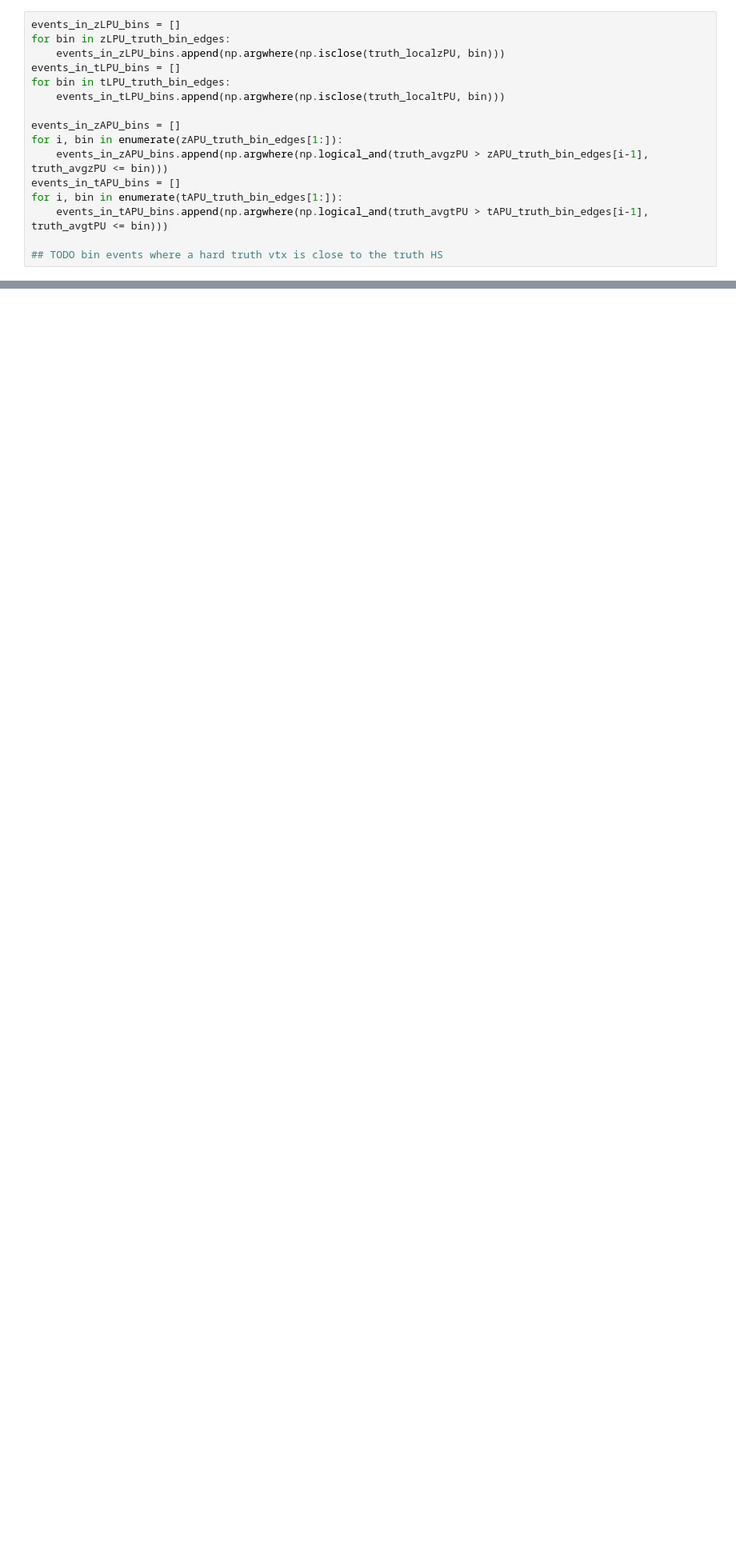
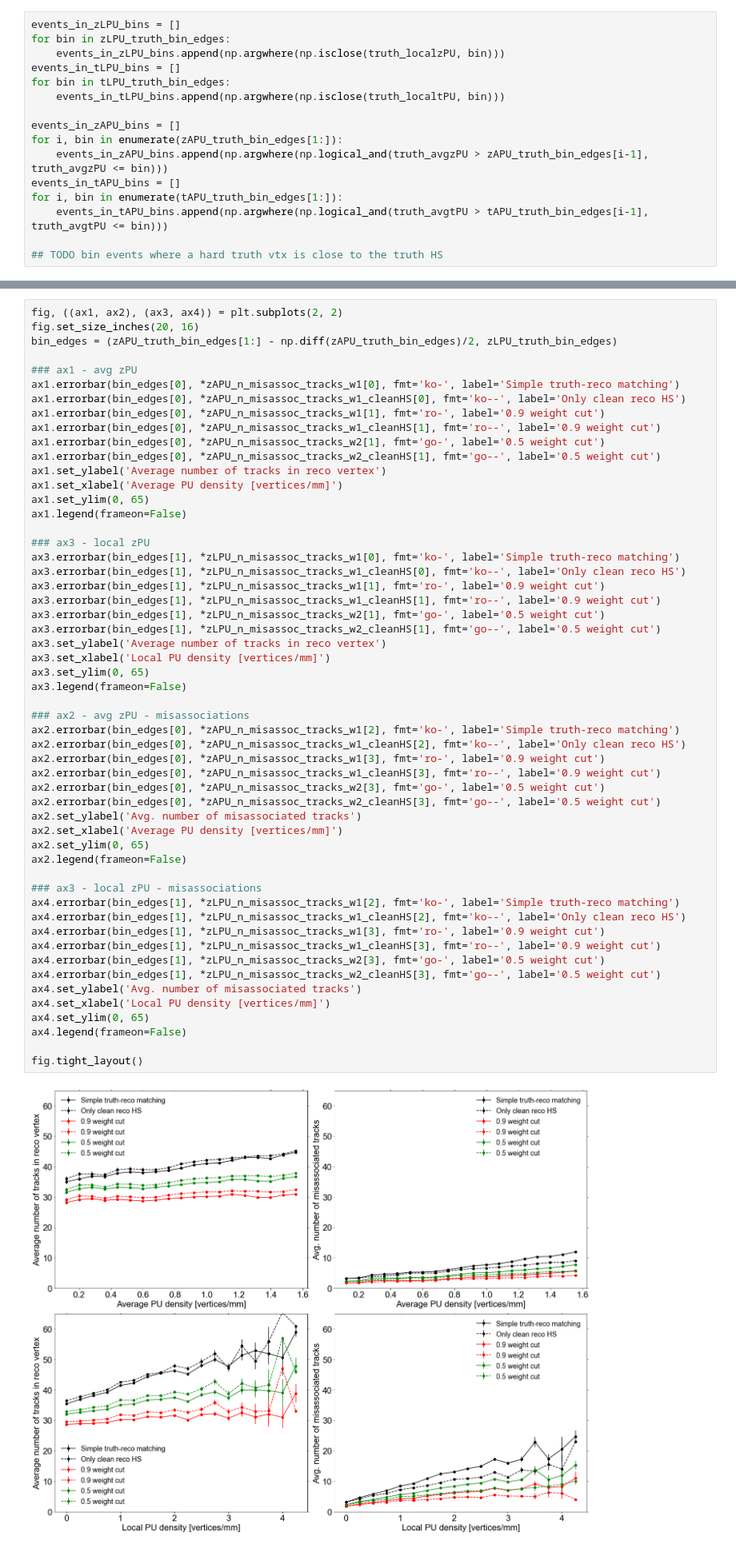
Before and after one commit to ttlindkvist/4DTracking, a Jupyter notebook: pileup_z.ipynb, the cells around one changed output, grey strips where cells are left out. Shown at 80% size. Cells and saved outputs as stored; diff of their text form; blank space fills up the shorter version.

```diff
--- a/pileup_z.ipynb
+++ b/pileup_z.ipynb
@@ -371,3 +387,59 @@ tAPU_n_misassoc_tracks = n_misassociated_tracks(events_in_tAPU_bins, np.zeros(le
+# %%
+fig, ((ax1, ax2), (ax3, ax4)) = plt.subplots(2, 2)
+fig.set_size_inches(20, 16)
+bin_edges = (zAPU_truth_bin_edges[1:] - np.diff(zAPU_truth_bin_edges)/2, zLPU_truth_bin_edges)
+
+### ax1 - avg zPU
+ax1.errorbar(bin_edges[0], *zAPU_n_misassoc_tracks_w1[0], fmt='ko-', label='Simple truth-reco matching')
+ax1.errorbar(bin_edges[0], *zAPU_n_misassoc_tracks_w1_cleanHS[0], fmt='ko--', label='Only clean reco HS')
+ax1.errorbar(bin_edges[0], *zAPU_n_misassoc_tracks_w1[1], fmt='ro-', label='0.9 weight cut')
+ax1.errorbar(bin_edges[0], *zAPU_n_misassoc_tracks_w1_cleanHS[1], fmt='ro--', label='0.9 weight cut')
+ax1.errorbar(bin_edges[0], *zAPU_n_misassoc_tracks_w2[1], fmt='go-', label='0.5 weight cut')
+ax1.errorbar(bin_edges[0], *zAPU_n_misassoc_tracks_w2_cleanHS[1], fmt='go--', label='0.5 weight cut')
+ax1.set_ylabel('Average number of tracks in reco vertex')
+ax1.set_xlabel('Average PU density [vertices/mm]')
+ax1.set_ylim(0, 65)
+ax1.legend(frameon=False)
+
+### ax3 - local zPU
+ax3.errorbar(bin_edges[1], *zLPU_n_misassoc_tracks_w1[0], fmt='ko-', label='Simple truth-reco matching')
+ax3.errorbar(bin_edges[1], *zLPU_n_misassoc_tracks_w1_cleanHS[0], fmt='ko--', label='Only clean reco HS')
+ax3.errorbar(bin_edges[1], *zLPU_n_misassoc_tracks_w1[1], fmt='ro-', label='0.9 weight cut')
+ax3.errorbar(bin_edges[1], *zLPU_n_misassoc_tracks_w1_cleanHS[1], fmt='ro--', label='0.9 weight cut')
+ax3.errorbar(bin_edges[1], *zLPU_n_misassoc_tracks_w2[1], fmt='go-', label='0.5 weight cut')
+ax3.errorbar(bin_edges[1], *zLPU_n_misassoc_tracks_w2_cleanHS[1], fmt='go--', label='0.5 weight cut')
+ax3.set_ylabel('Average number of tracks in reco vertex')
+ax3.set_xlabel('Local PU density [vertices/mm]')
+ax3.set_ylim(0, 65)
+ax3.legend(frameon=False)
+
+### ax2 - avg zPU - misassociations
+ax2.errorbar(bin_edges[0], *zAPU_n_misassoc_tracks_w1[2], fmt='ko-', label='Simple truth-reco matching')
+ax2.errorbar(bin_edges[0], *zAPU_n_misassoc_tracks_w1_cleanHS[2], fmt='ko--', label='Only clean reco HS')
+ax2.errorbar(bin_edges[0], *zAPU_n_misassoc_tracks_w1[3], fmt='ro-', label='0.9 weight cut')
+ax2.errorbar(bin_edges[0], *zAPU_n_misassoc_tracks_w1_cleanHS[3], fmt='ro--', label='0.9 weight cut')
+ax2.errorbar(bin_edges[0], *zAPU_n_misassoc_tracks_w2[3], fmt='go-', label='0.5 weight cut')
+ax2.errorbar(bin_edges[0], *zAPU_n_misassoc_tracks_w2_cleanHS[3], fmt='go--', label='0.5 weight cut')
+ax2.set_ylabel('Avg. number of misassociated tracks')
+ax2.set_xlabel('Average PU density [vertices/mm]')
+ax2.set_ylim(0, 65)
+ax2.legend(frameon=False)
+
+### ax3 - local zPU - misassociations
+ax4.errorbar(bin_edges[1], *zLPU_n_misassoc_tracks_w1[2], fmt='ko-', label='Simple truth-reco matching')
+ax4.errorbar(bin_edges[1], *zLPU_n_misassoc_tracks_w1_cleanHS[2], fmt='ko--', label='Only clean reco HS')
+ax4.errorbar(bin_edges[1], *zLPU_n_misassoc_tracks_w1[3], fmt='ro-', label='0.9 weight cut')
+ax4.errorbar(bin_edges[1], *zLPU_n_misassoc_tracks_w1_cleanHS[3], fmt='ro--', label='0.9 weight cut')
+ax4.errorbar(bin_edges[1], *zLPU_n_misassoc_tracks_w2[3], fmt='go-', label='0.5 weight cut')
+ax4.errorbar(bin_edges[1], *zLPU_n_misassoc_tracks_w2_cleanHS[3], fmt='go--', label='0.5 weight cut')
+ax4.set_ylabel('Avg. number of misassociated tracks')
+ax4.set_xlabel('Local PU density [vertices/mm]')
+ax4.set_ylim(0, 65)
+ax4.legend(frameon=False)
+
+fig.tight_layout()
+# %% [output]
+[figure, added]
 # %%
 fig, ((ax1, ax2), (ax3, ax4)) = plt.subplots(2, 2)
 fig.set_size_inches(20, 16)
```
Also changed, not shown: parts of 8 cells of this notebook, 2 other files.
